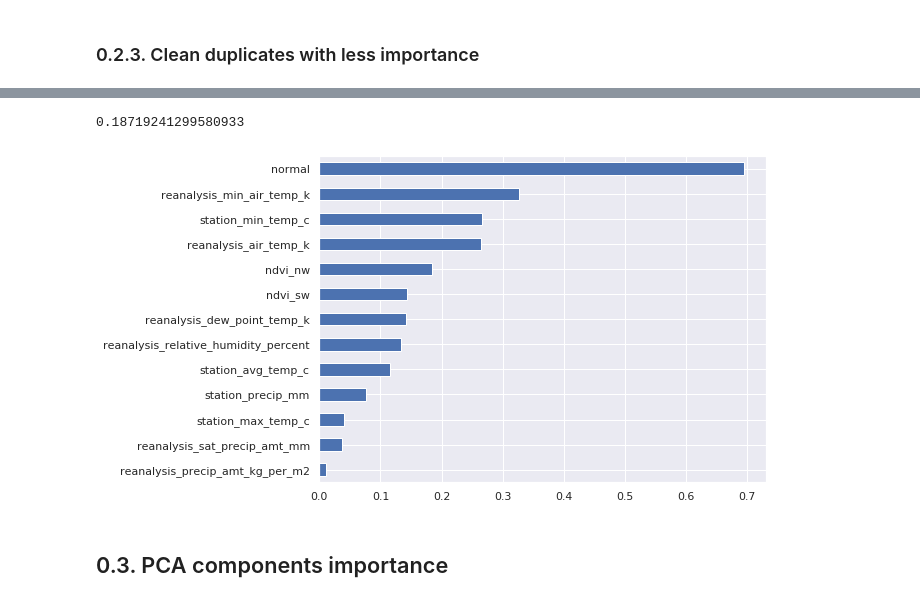
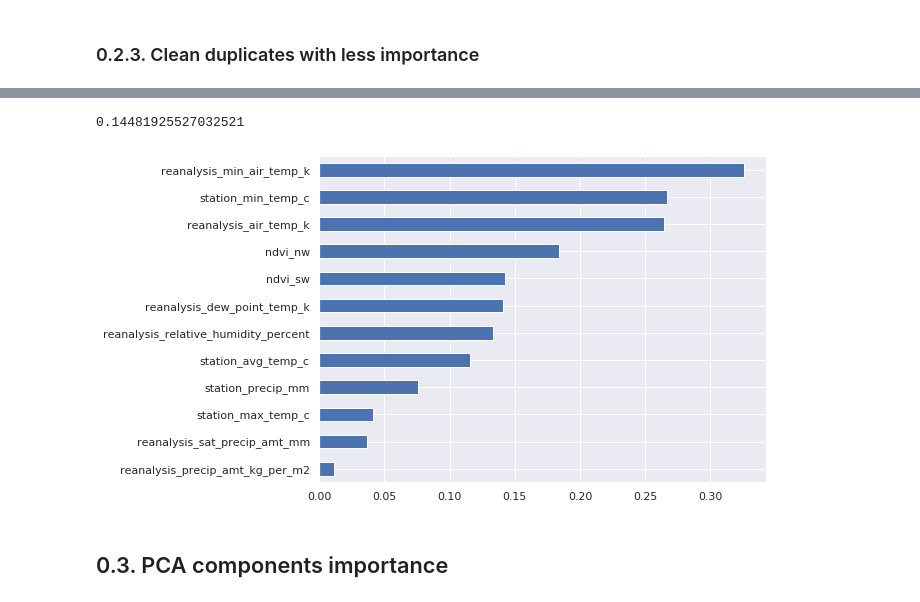
Before and after one commit to GummyBearStudioTeam/ESI_MLTechniques, a Jupyter notebook: Milestone2_Supervised.ipynb, the cells around one changed output, grey strips where cells are left out. Cells and saved outputs as stored; diff of their text form; code cells hidden in the pictures.

```diff
--- a/Milestone2_Supervised.ipynb
+++ b/Milestone2_Supervised.ipynb
@@ -287,13 +287,14 @@ needs_cleaning
 # %%
 X_.drop(needs_cleaning, axis=1, inplace=True)
+X_analyze.drop(needs_cleaning, axis=1, inplace=True)
 # %%
 plt.figure(figsize=(8,6))
-feature_importance_X = X_.join(y_).corr()['total_cases'].drop('total_cases').abs().sort_values()
+feature_importance_X = X_analyze.corr()['total_cases'].drop('total_cases').abs().sort_values()
 feature_importance_X.plot.barh()
 feature_importance_X.mean()
 # %% [output]
-0.18719241299580933
+0.14481925527032521
-[figure, old version]
+[figure, new version]
 # %% [markdown]
 ## 0.3. PCA components importance
 # %%
```
Also changed, not shown: parts of 54 cells of this notebook, 1 other file.
